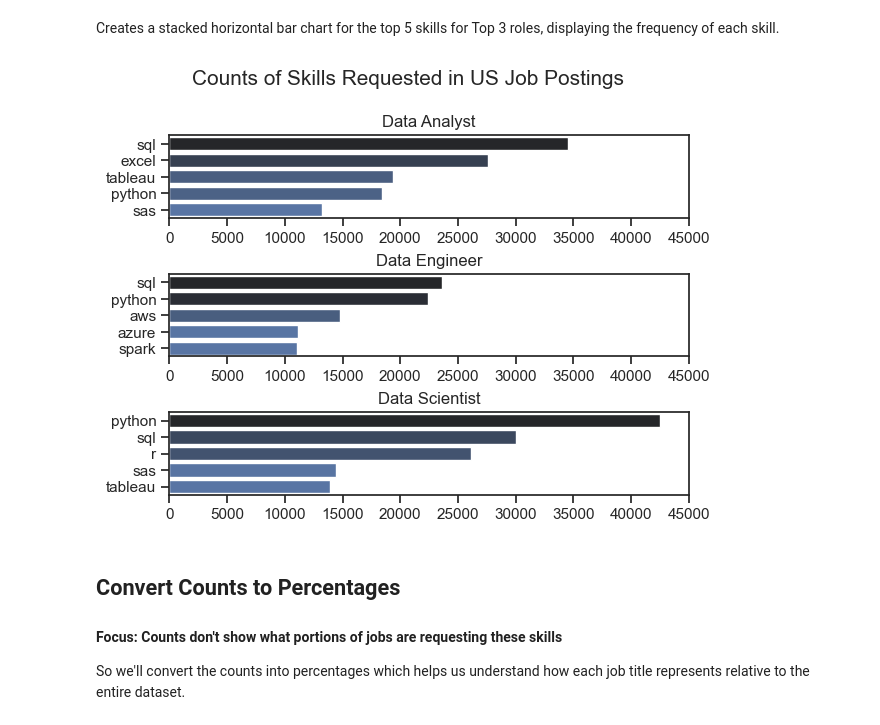
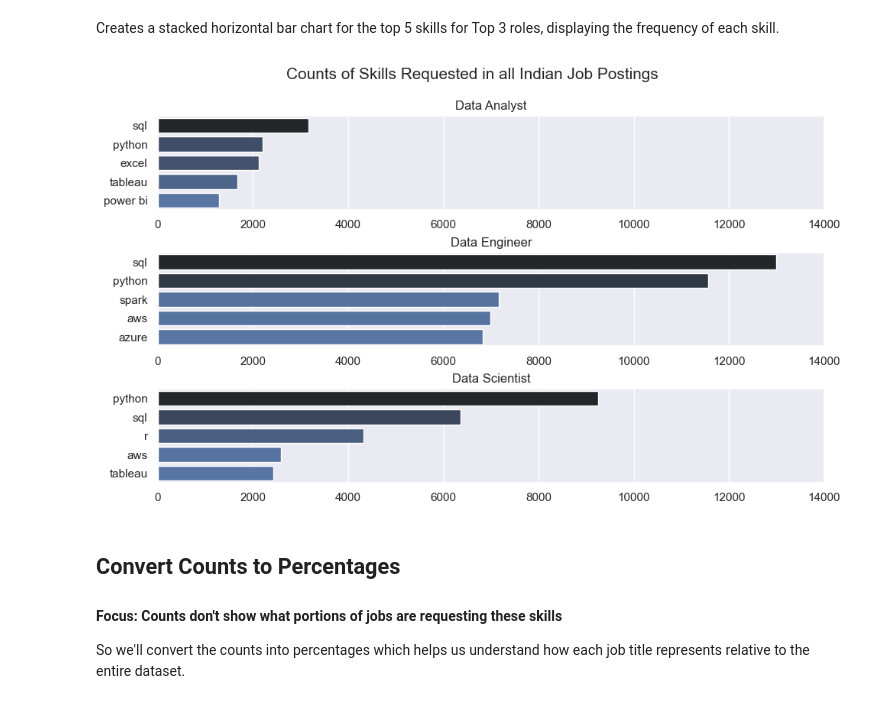
Before and after one commit to parthgupta1510/Python_Data-_project, a Jupyter notebook: 3_Project/2_Skill_Demand.ipynb, the cells around one changed output. Saved outputs shown, nothing was run; the diff lists cells and outputs as text; code cells hidden in the pictures.

```diff
--- a/3_Project/2_Skill_Demand.ipynb
+++ b/3_Project/2_Skill_Demand.ipynb
@@ -35,13 +32,13 @@ df['job_skills'] = df['job_skills'].apply(lambda x: ast.literal_eval(x) if pd.no
 
 Filter the data for the market of the United States.
 # %%
-df_US = df[df['job_country'] == 'United States']
+df_india = df[df['job_country'] == 'India']
 # %% [markdown]
 ## Explode Skills
 # %% [markdown]
 Converts the `job_skills` column from string representations of lists into actual list objects and then expands these lists so each skill appears in its own row. It then displays the `job_title` and `job_skills` columns, allowing us to analyze the distribution of skills across different data job titles.
 # %%
-df_skills = df_US.explode('job_skills')
+df_skills = df_india.explode('job_skills')
 
 df_skills[['job_title', 'job_skills']]
 # %% [output]
@@ -106,25 +103,25 @@ job_titles
 # %% [markdown]
 Creates a stacked horizontal bar chart for the top 5 skills for Top 3 roles, displaying the frequency of each skill.
 # %%
-fig, ax = plt.subplots(len(job_titles), 1)
+fig, ax = plt.subplots(len(job_titles), 1, figsize=(10, 6))
 
-sns.set_theme(style='ticks')
+sns.set_theme(style='darkgrid')
 
 for i, job_title in enumerate(job_titles):
     df_plot = df_skills_count[df_skills_count['job_title_short'] == job_title].head(5)[::-1]
     sns.barplot(data=df_plot, x='skill_count', y='job_skills', ax=ax[i], hue='skill_count', palette='dark:b_r')
     ax[i].set_title(job_title)
     ax[i].invert_yaxis()
     ax[i].set_ylabel('')
     ax[i].set_xlabel('')
     ax[i].get_legend().remove()
-    ax[i].set_xlim(0, 45000) # make the scales the same
+    ax[i].set_xlim(0, 14000) # make the scales the same
 
-fig.suptitle('Counts of Skills Requested in US Job Postings', fontsize=15)
+fig.suptitle('Counts of Skills Requested in all Indian Job Postings', fontsize=15)
 fig.tight_layout(h_pad=0.5) # fix the overlap
 plt.show()
 # %% [output]
-[figure, old version]
+[figure, new version]
 # %% [markdown]
 ## Convert Counts to Percentages
 
```
Also changed, not shown: parts of 7 cells of this notebook, 14 other files.
